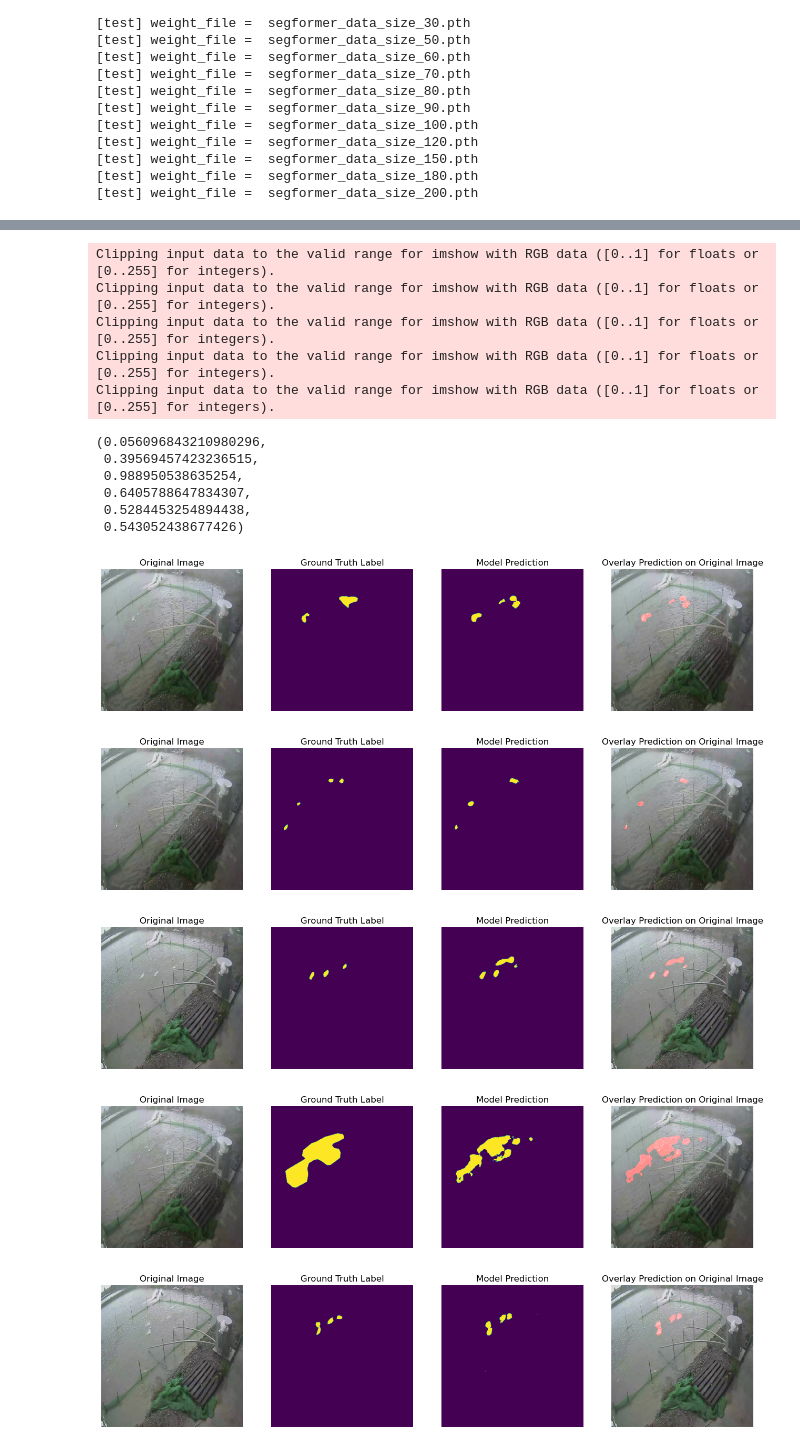
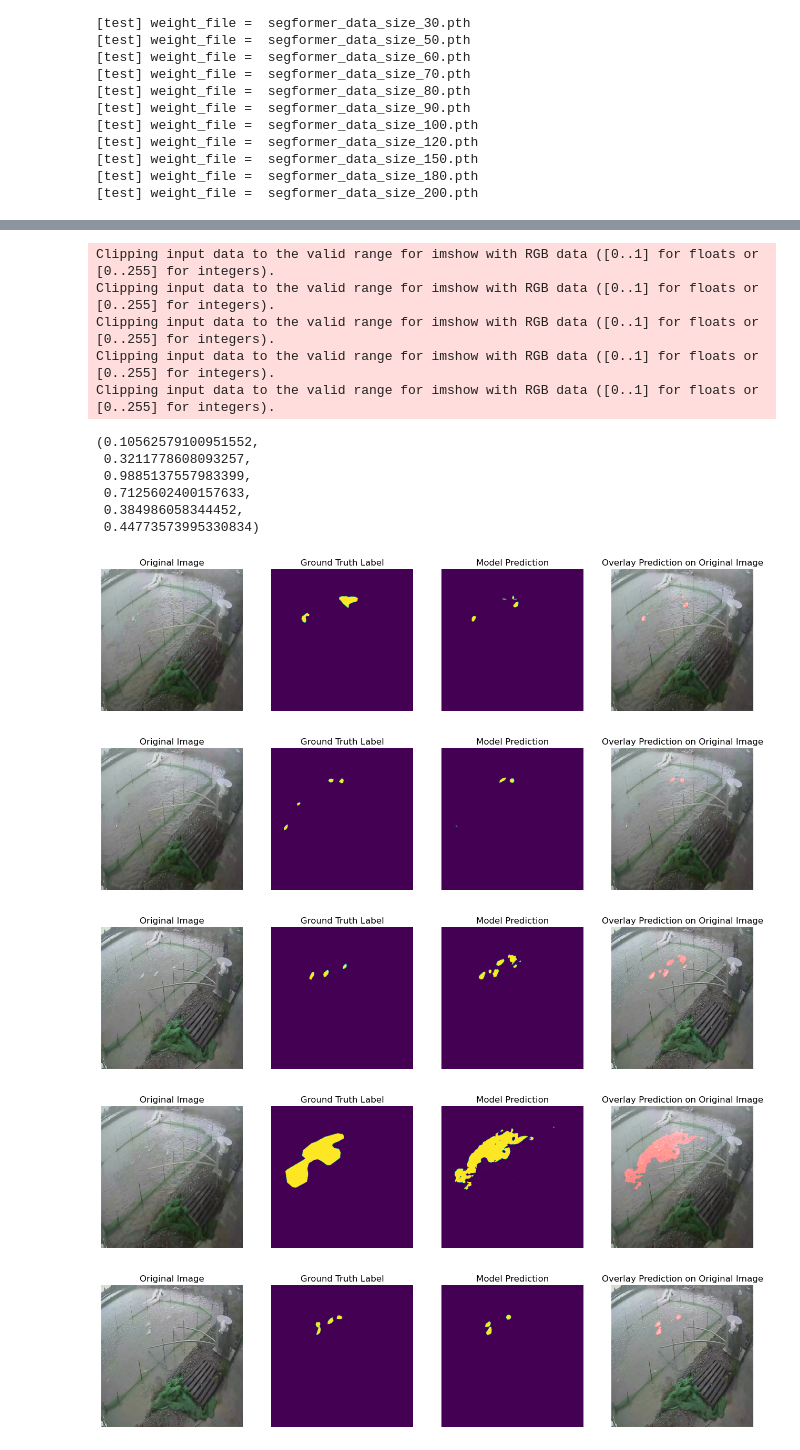
Before and after one commit to Eat-Apple-Again/RipplesDetection, a Jupyter notebook: KD_segformer_0409_num2.ipynb, the cells around one changed output, grey strips where cells are left out. Saved outputs shown, nothing was run; the diff lists cells and outputs as text; code cells hidden in the pictures.

Commit message:
Attempted: teacher_ratio=0.4, temperature=5
Good result👍

```diff
--- a/KD_segformer_0409_num2.ipynb
+++ b/KD_segformer_0409_num2.ipynb
@@ -340,7 +340,7 @@ for train_size in train_sizes:
         train_loader = DataLoader(train_subset, batch_size=1, shuffle=False)
         val_loader = DataLoader(val_subset, batch_size=1, shuffle=False)
         # train
-        teacher_ratio = 0.2
+        teacher_ratio = 0.4
         temperature = 5
         lc = train(model_segformer, model_sam, processor_sam, train_loader, val_loader, train_size, True, teacher_ratio, temperature)
 
@@ -559,7 +559,7 @@ for key in metrics_keys:
 # %%
 def test_model_and_visualize_9(model, test_loader, num_visualizations=5):
     device = torch.device("cuda" if torch.cuda.is_available() else "cpu")
-    model.load_state_dict(torch.load('weights_KD_segformer_0409test_20\segformer_data_size_200.pth'))
+    model.load_state_dict(torch.load('weights_KD_segformer_0409test_40\segformer_data_size_200.pth'))
     model.to(device)
     model.eval()
 
@@ -591,40 +591,40 @@ def test_model_and_visualize_9(model, test_loader, num_visualizations=5):
             # Calculate metrics
             iou_scores.append(jaccard_score(true_flat, pred_flat, average='binary', zero_division=0))
             accuracies.append(accuracy_score(true_flat, pred_flat))
             precisions.append(precision_score(true_flat, pred_flat, average='binary', zero_division=0))
             recalls.append(recall_score(true_flat, pred_flat, average='binary', zero_division=0))
             f1_scores.append(f1_score(true_flat, pred_flat, average='binary', zero_division=0))
 
 
             if idx < num_visualizations:
                 # Visualize results
                 showSegmentationResult(model, [(image, mask)], num_images=1)
 
     avg_loss = total_loss / len(test_loader)
     avg_iou = np.mean(iou_scores)
     avg_accuracy = np.mean(accuracies)
     avg_precision = np.mean(precisions)
     avg_recall = np.mean(recalls)
     avg_f1 = np.mean(f1_scores)
 
 
     return avg_loss, avg_iou, avg_accuracy, avg_precision, avg_recall, avg_f1
 
 test_model_and_visualize_9(model_segformer, test_loader, 5)
 # %% [output]
 Clipping input data to the valid range for imshow with RGB data ([0..1] for floats or [0..255] for integers).
 Clipping input data to the valid range for imshow with RGB data ([0..1] for floats or [0..255] for integers).
 Clipping input data to the valid range for imshow with RGB data ([0..1] for floats or [0..255] for integers).
 Clipping input data to the valid range for imshow with RGB data ([0..1] for floats or [0..255] for integers).
 Clipping input data to the valid range for imshow with RGB data ([0..1] for floats or [0..255] for integers).
-(0.056096843210980296,
- 0.39569457423236515,
- 0.988950538635254,
- 0.6405788647834307,
- 0.5284453254894438,
- 0.543052438677426)
+(0.10562579100951552,
+ 0.3211778608093257,
+ 0.9885137557983399,
+ 0.7125602400157633,
+ 0.384986058344452,
+ 0.44773573995330834)
-[figure, old version]
+[figure, new version]
-[figure, old version]
+[figure, new version]
 [figure]
-[figure, old version]
+[figure, new version]
-[figure, old version]
+[figure, new version]
```
Also changed, not shown: parts of 4 cells of this notebook.
